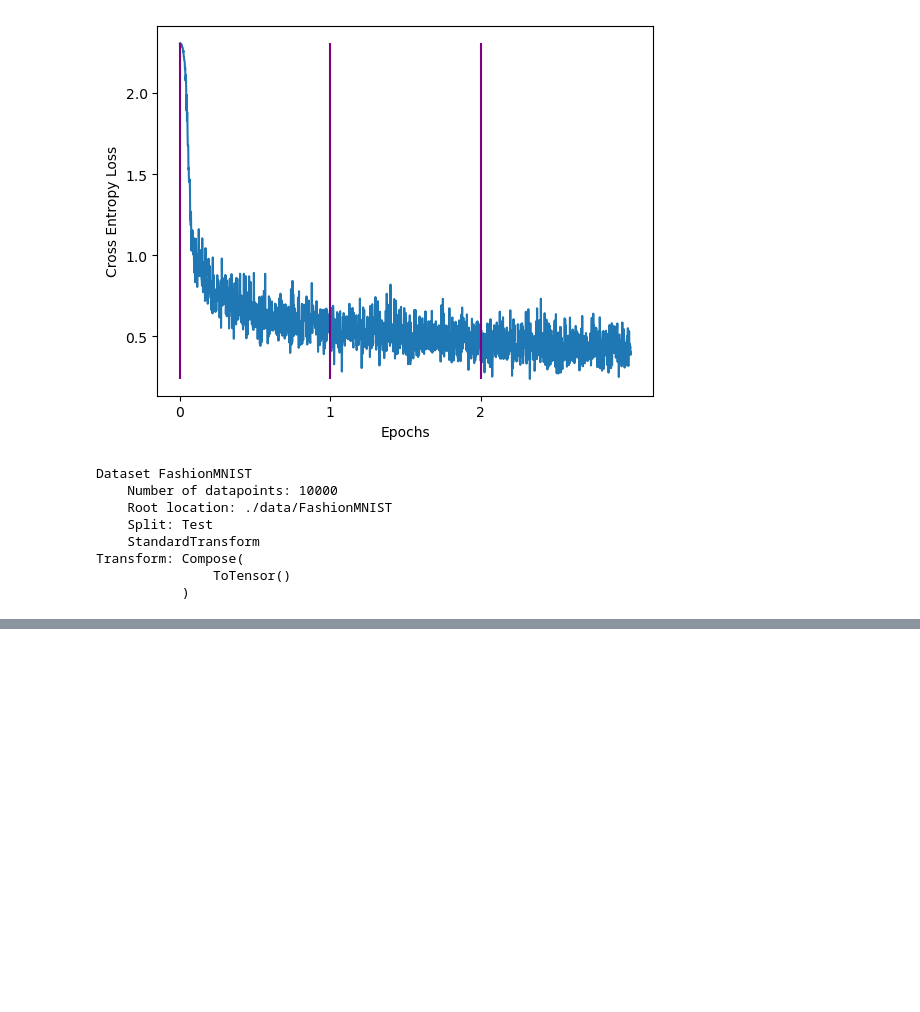
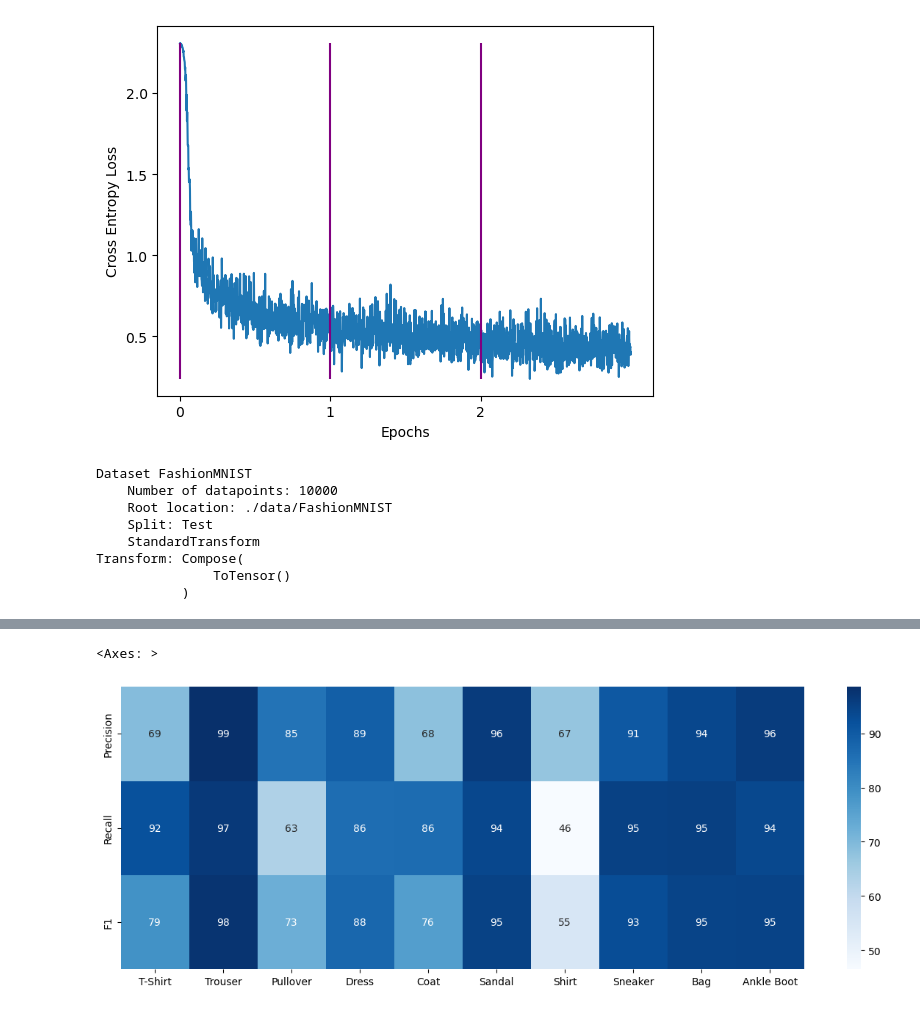
Before and after one commit to dtborders/ml-methods, a Jupyter notebook: notebooks/basic_cnn.ipynb, the cells around one changed output, grey strips where cells are left out. Drawn from its saved outputs; the diff is of its cells as text; code cells hidden in the pictures; blank space fills up the shorter version.

```diff
--- a/notebooks/basic_cnn.ipynb
+++ b/notebooks/basic_cnn.ipynb
@@ -191,0 +188,7 @@ array([[5520,    9,   61,  138,   29,    6,  160,    1,   76,    0],
+# %%
+plt.figure(figsize=(15, 5))
+sns.heatmap(np.stack(met.precision_recall_fscore_support(y_all, pred_all)[0:3])*100, annot=True, cmap='Blues', xticklabels=labels_map.values(),
+    yticklabels=['Precision', 'Recall', 'F1'], )
+# %% [output]
+<Axes: >
+[figure, added]
```
Also changed, not shown: parts of 4 cells of this notebook.
